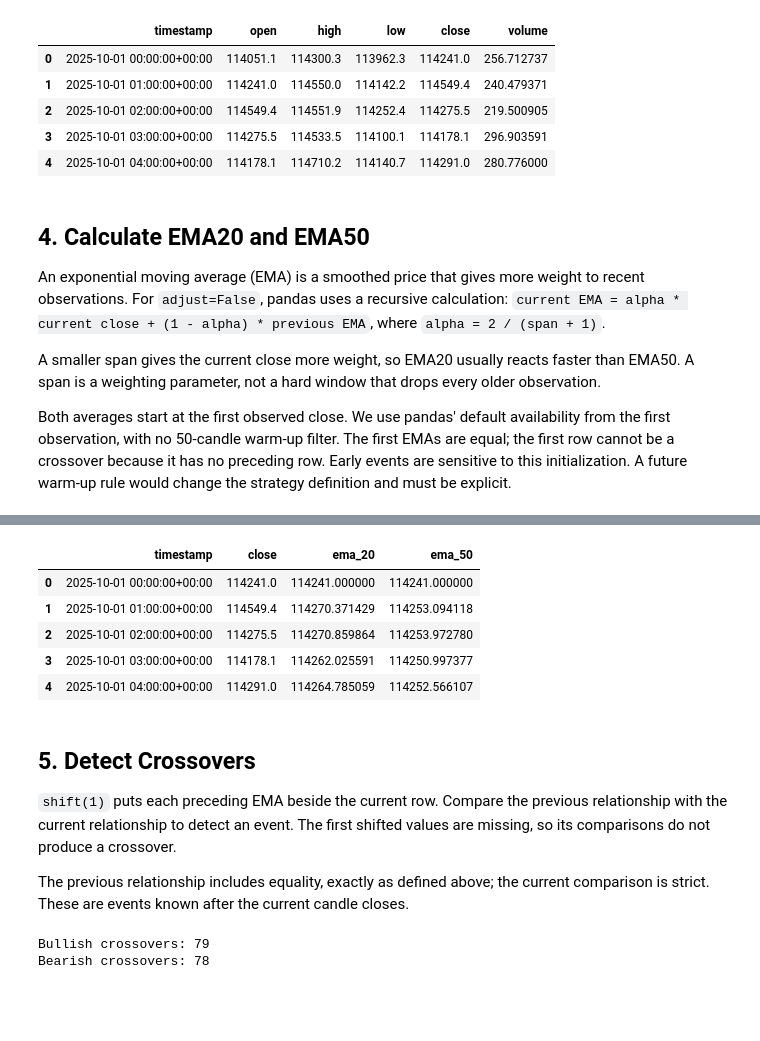
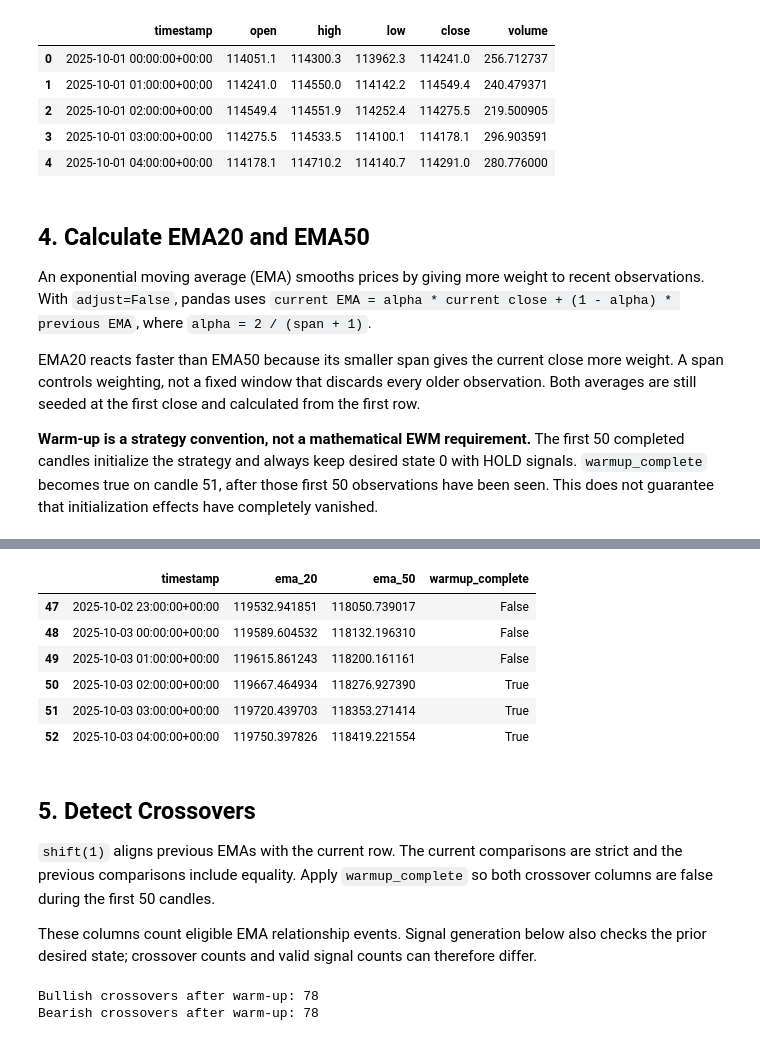
Before and after one commit to puckmandestroyer/trading-lab, a Jupyter notebook: notebooks/02_ema_strategy.ipynb, the cells around one changed output, grey strips where cells are left out. Saved outputs shown, nothing was run; the diff lists cells and outputs as text; code cells hidden in the pictures; blank space fills up the shorter version.

```diff
--- a/notebooks/02_ema_strategy.ipynb
+++ b/notebooks/02_ema_strategy.ipynb
@@ -111,17 +113,23 @@ dtype: object
 # %% [markdown]
 ## 4. Calculate EMA20 and EMA50
 
-An exponential moving average (EMA) is a smoothed price that gives more weight to recent observations. For `adjust=False`, pandas uses a recursive calculation: `current EMA = alpha * current close + (1 - alpha) * previous EMA`, where `alpha = 2 / (span + 1)`.
+An exponential moving average (EMA) smooths prices by giving more weight to recent observations. With `adjust=False`, pandas uses `current EMA = alpha * current close + (1 - alpha) * previous EMA`, where `alpha = 2 / (span + 1)`.
 
-A smaller span gives the current close more weight, so EMA20 usually reacts faster than EMA50. A span is a weighting parameter, not a hard window that drops every older observation.
+EMA20 reacts faster than EMA50 because its smaller span gives the current close more weight. A span controls weighting, not a fixed window that discards every older observation. Both averages are still seeded at the first close and calculated from the first row.
 
-Both averages start at the first observed close. We use pandas' default availability from the first observation, with no 50-candle warm-up filter. The first EMAs are equal; the first row cannot be a crossover because it has no preceding row. Early events are sensitive to this initialization. A future warm-up rule would change the strategy definition and must be explicit.
+**Warm-up is a strategy convention, not a mathematical EWM requirement.** The first 50 completed candles initialize the strategy and always keep desired state 0 with HOLD signals. `warmup_complete` becomes true on candle 51, after those first 50 observations have been seen. This does not guarantee that initialization effects have completely vanished.
 # %%
 FAST_SPAN = 20
 SLOW_SPAN = 50
+WARMUP_CANDLES = 50
 
 df["ema_20"] = df["close"].ewm(span=FAST_SPAN, adjust=False).mean()
 df["ema_50"] = df["close"].ewm(span=SLOW_SPAN, adjust=False).mean()
 
-df[["timestamp", "close", "ema_20", "ema_50"]].head()
+observations_seen = pd.Series(range(1, len(df) + 1), index=df.index)
+df["warmup_complete"] = observations_seen > WARMUP_CANDLES
+
+print("Initialization-only candles:", WARMUP_CANDLES)
+print("First eligible candle:", df.loc[df["warmup_complete"], "timestamp"].iloc[0])
+display(df[["timestamp", "ema_20", "ema_50", "warmup_complete"]].iloc[47:53])
 # %% [output]
@@ -128,30 +138,31 @@ df[["timestamp", "close", "ema_20", "ema_50"]].head()
-|  | timestamp | close | ema_20 | ema_50 |
-| 0 | 2025-10-01 00:00:00+00:00 | 114241.0 | 114241.000000 | 114241.000000 |
-| 1 | 2025-10-01 01:00:00+00:00 | 114549.4 | 114270.371429 | 114253.094118 |
-| 2 | 2025-10-01 02:00:00+00:00 | 114275.5 | 114270.859864 | 114253.972780 |
-| 3 | 2025-10-01 03:00:00+00:00 | 114178.1 | 114262.025591 | 114250.997377 |
-| 4 | 2025-10-01 04:00:00+00:00 | 114291.0 | 114264.785059 | 114252.566107 |
+|  | timestamp | ema_20 | ema_50 | warmup_complete |
+| 47 | 2025-10-02 23:00:00+00:00 | 119532.941851 | 118050.739017 | False |
+| 48 | 2025-10-03 00:00:00+00:00 | 119589.604532 | 118132.196310 | False |
+| 49 | 2025-10-03 01:00:00+00:00 | 119615.861243 | 118200.161161 | False |
+| 50 | 2025-10-03 02:00:00+00:00 | 119667.464934 | 118276.927390 | True |
+| 51 | 2025-10-03 03:00:00+00:00 | 119720.439703 | 118353.271414 | True |
+| 52 | 2025-10-03 04:00:00+00:00 | 119750.397826 | 118419.221554 | True |
 # %% [markdown]
 ## 5. Detect Crossovers
 
-`shift(1)` puts each preceding EMA beside the current row. Compare the previous relationship with the current relationship to detect an event. The first shifted values are missing, so its comparisons do not produce a crossover.
+`shift(1)` aligns previous EMAs with the current row. The current comparisons are strict and the previous comparisons include equality. Apply `warmup_complete` so both crossover columns are false during the first 50 candles.
 
-The previous relationship includes equality, exactly as defined above; the current comparison is strict. These are events known after the current candle closes.
+These columns count eligible EMA relationship events. Signal generation below also checks the prior desired state; crossover counts and valid signal counts can therefore differ.
 # %%
 previous_fast = df["ema_20"].shift(1)
 previous_slow = df["ema_50"].shift(1)
 
 was_at_or_below = previous_fast <= previous_slow
 is_above = df["ema_20"] > df["ema_50"]
-df["bullish_cross"] = was_at_or_below & is_above
+df["bullish_cross"] = was_at_or_below & is_above & df["warmup_complete"]
 
 was_at_or_above = previous_fast >= previous_slow
 is_below = df["ema_20"] < df["ema_50"]
-df["bearish_cross"] = was_at_or_above & is_below
+df["bearish_cross"] = was_at_or_above & is_below & df["warmup_complete"]
 
-print("Bullish crossovers:", df["bullish_cross"].sum())
-print("Bearish crossovers:", df["bearish_cross"].sum())
+print("Bullish crossovers after warm-up:", df["bullish_cross"].sum())
+print("Bearish crossovers after warm-up:", df["bearish_cross"].sum())
 # %% [output]
-Bullish crossovers: 79
-Bearish crossovers: 78
+Bullish crossovers after warm-up: 78
+Bearish crossovers after warm-up: 78
 # %% [markdown]
```
Also changed, not shown: parts of 19 cells of this notebook, 3 other files.
